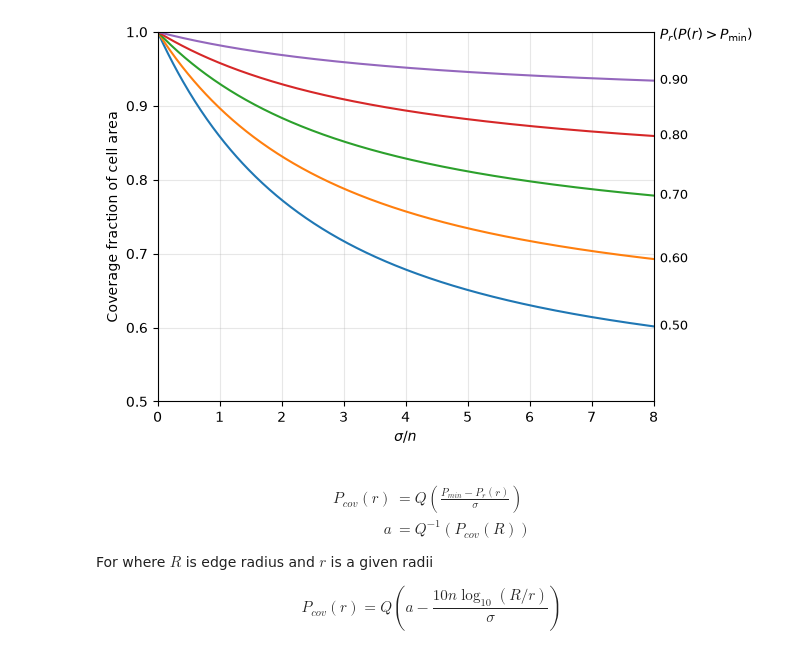
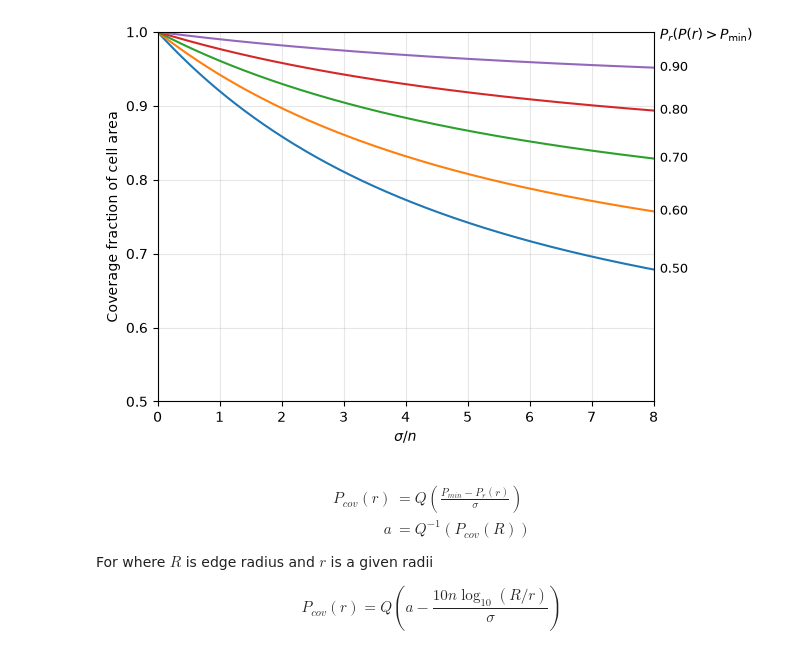
Before and after one commit to CKjaer/district-heating-multihop-sim, a Jupyter notebook: napkin/coverage_prob.ipynb, the cells around one changed output. Cells and saved outputs as stored; diff of their text form; code cells hidden in the pictures.

```diff
--- a/napkin/coverage_prob.ipynb
+++ b/napkin/coverage_prob.ipynb
@@ -5,41 +5,43 @@ from scipy.stats import norm
 
 edge_probs = np.arange(0.5, 1.0, 0.1)
 sigma_over_n = np.linspace(0.01, 8, 500)
-b = 10*np.log10(np.e) / sigma_over_n
+
+path_loss_exponent = 2.0
+b = (10 * path_loss_exponent * np.log10(np.e)) / sigma_over_n
 
 for p_edge in edge_probs:
 
     a = norm.isf(p_edge)  # Q^{-1}(p_edge)
 
     # Goldsmith Eq. (2.60)
     C = (
         p_edge +
         np.exp((2 - 2 * a * b) / b**2)
         * norm.sf((2 - a * b) / b)
     )
 
     plt.plot(
         sigma_over_n,
         C,
     )
     plt.text(
     sigma_over_n[-1] + 0.1,
     C[-1],
     f"{p_edge:.2f}",
     va="center",
     fontsize=9,
     )
 plt.xlabel(r'$\sigma/n$')
 plt.ylabel("Coverage fraction of cell area")
 plt.xlim(0, 8)
 plt.ylim(0.5, 1.0)
 
 plt.text(8.1, 0.99, r"$P_r(P(r)>P_{\mathrm{min}})$")
 
 plt.grid(True, alpha=0.3)
 plt.show()
 # %% [output]
-[figure, old version]
+[figure, new version]
 # %% [markdown]
 $$
 \begin{align}
```
Also changed, not shown: parts of 3 cells of this notebook.
